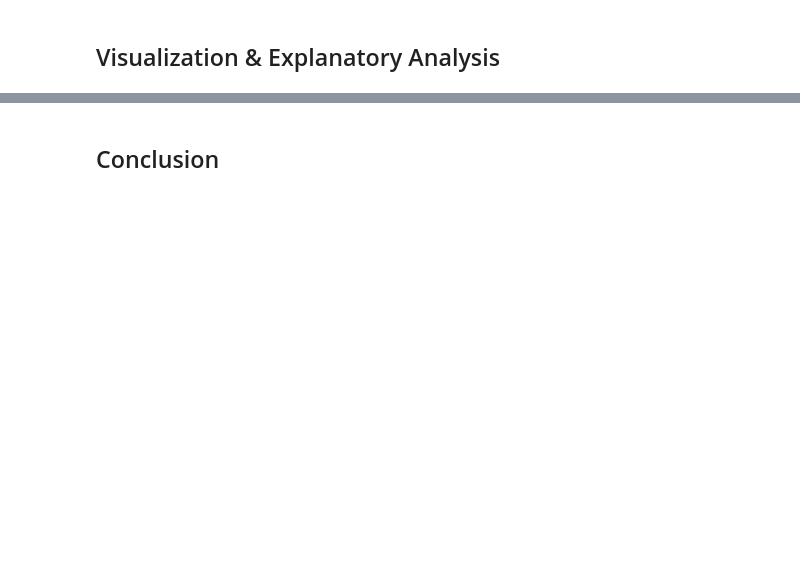
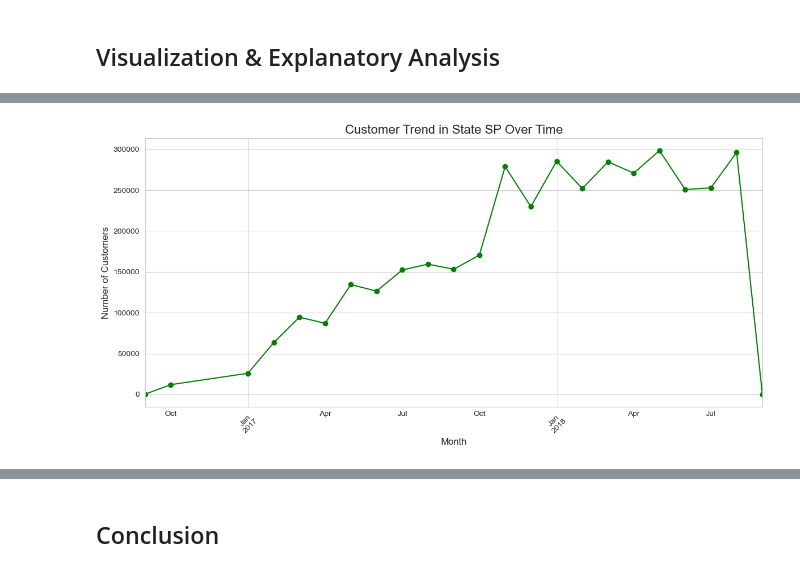
Before and after one commit to sofviyaa/PythonDataAnalyst, a Jupyter notebook: Proyek_Analisis_Data.ipynb, the cells around one changed output, grey strips where cells are left out. Saved outputs shown, nothing was run; the diff lists cells and outputs as text; code cells hidden in the pictures; blank space fills up the shorter version.

```diff
--- a/Proyek_Analisis_Data.ipynb
+++ b/Proyek_Analisis_Data.ipynb
@@ -496,0 +514,5 @@ dtype: int64
+# %%
+# foward fill untuk menghilangkan missing value
+orders_df['order_approved_at'] = orders_df['order_approved_at'].ffill()
+orders_df['order_delivered_carrier_date'] = orders_df['order_delivered_carrier_date'].ffill()
+orders_df['order_delivered_customer_date'] = orders_df['order_delivered_customer_date'].ffill()
@@ -504,0 +676,10 @@ dtype: int64
+# %%
+# Convert timestamp to datetime
+orders_df['order_approved_at'] = pd.to_datetime(orders_df['order_approved_at'])
+
+# Merge orders with geolocation data
+orders_merged = orders_df.merge(merged_data, how='left', on='customer_id')
+
+# Filter for a specific state (e.g., 'SP') and group by month
+orders_merged['month'] = orders_merged['order_approved_at'].dt.to_period('M')
+state_trend = orders_merged[orders_merged['geolocation_state'] == 'SP'].groupby('month').size()
@@ -516,0 +799,12 @@ dtype: int64
+# %%
+# Plot trend over time
+plt.figure(figsize=(12, 6))
+state_trend.plot(kind='line', marker='o', color='green')
+plt.title('Customer Trend in State SP Over Time', fontsize=16)
+plt.xlabel('Month', fontsize=12)
+plt.ylabel('Number of Customers', fontsize=12)
+plt.xticks(rotation=45)
+plt.tight_layout()
+plt.show()
+# %% [output]
+[figure, added]
```
Also changed, not shown: parts of 41 cells of this notebook.
